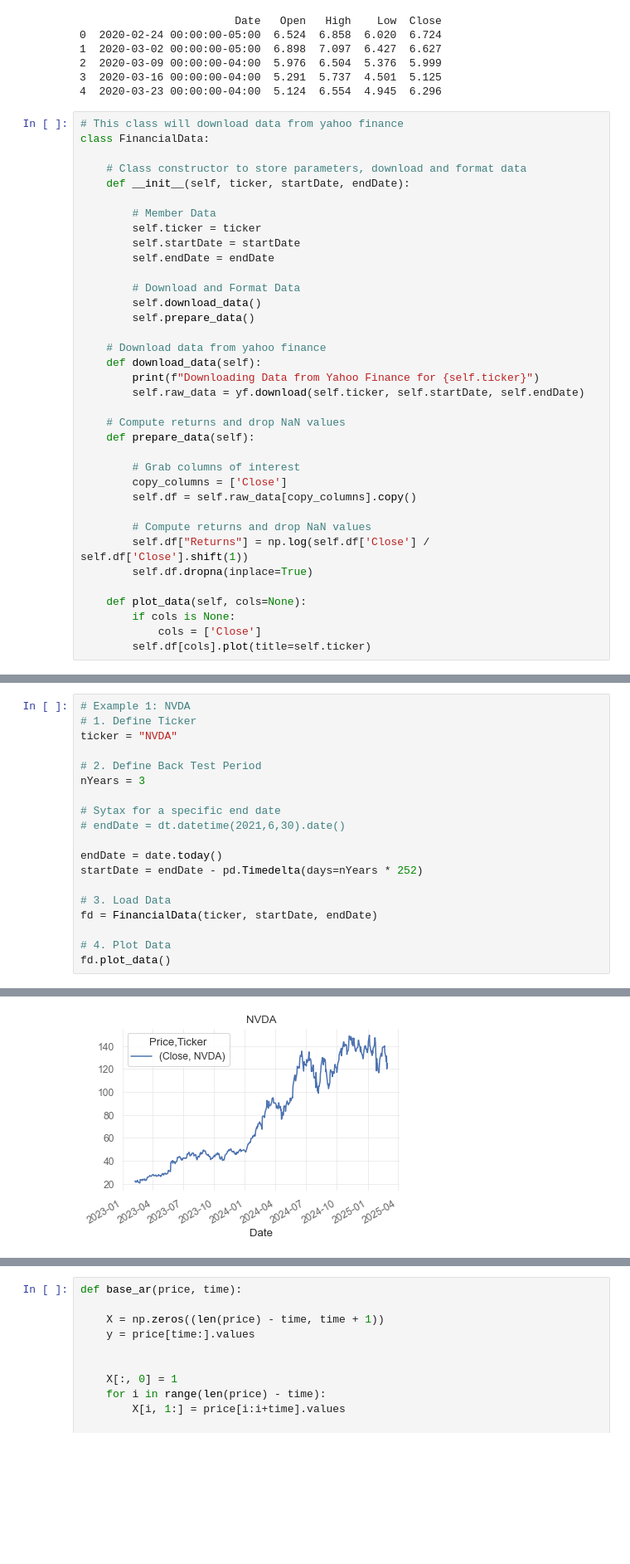
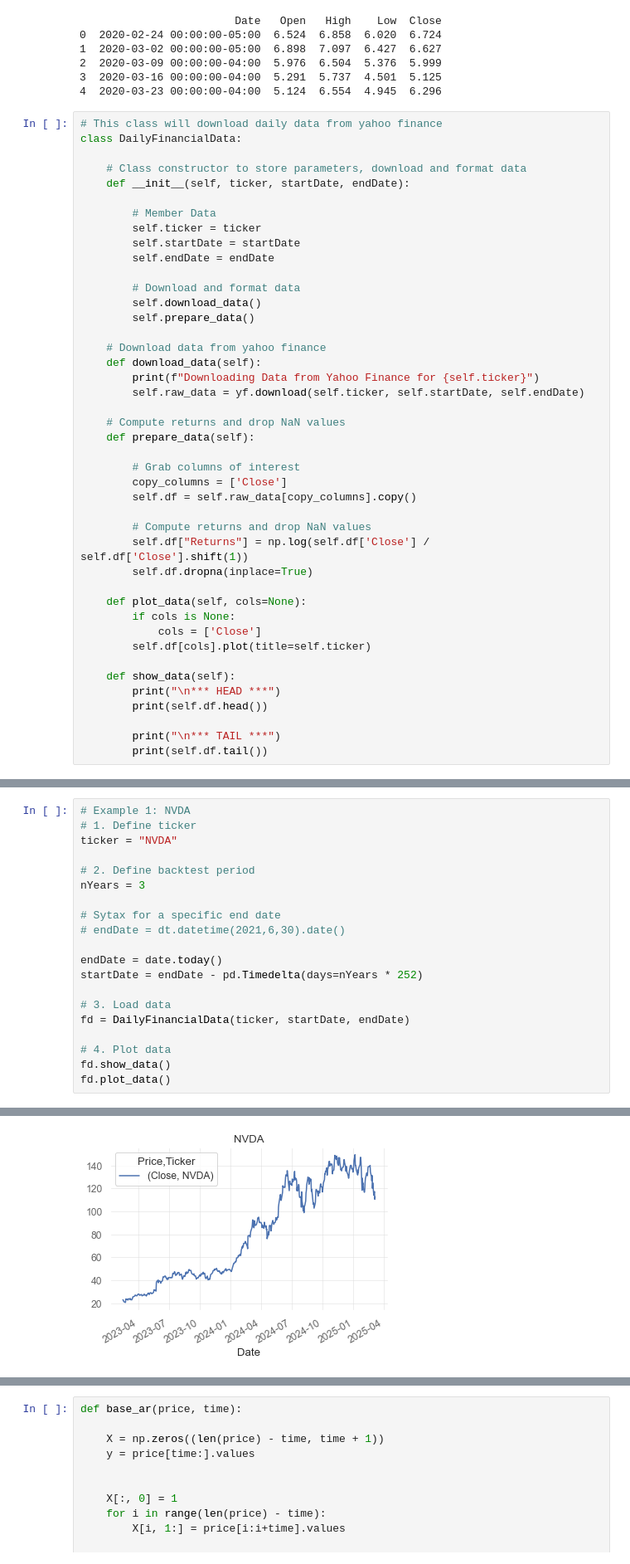
Before and after one commit to SH32x/DataMiningTradingAgent, a Jupyter notebook: DataBook.ipynb, the cells around one changed output, grey strips where cells are left out. Shown at 83% size. Cells and saved outputs as stored; diff of their text form; blank space fills up the shorter version.

Commit message:
Tick data
Added a class to pull price tick data.

```diff
--- a/DataBook.ipynb
+++ b/DataBook.ipynb
@@ -96,8 +96,8 @@ print(dfm.head())
 3  2020-03-16 00:00:00-04:00  5.291  5.737  4.501  5.125
 4  2020-03-23 00:00:00-04:00  5.124  6.554  4.945  6.296
 # %%
-# This class will download data from yahoo finance
-class FinancialData:
+# This class will download daily data from yahoo finance
+class DailyFinancialData:
 
     # Class constructor to store parameters, download and format data
     def __init__(self, ticker, startDate, endDate):
@@ -107,7 +107,7 @@ class FinancialData:
         self.startDate = startDate
         self.endDate = endDate
 
-        # Download and Format Data
+        # Download and format data
         self.download_data()
         self.prepare_data()
 
@@ -131,3 +131,10 @@ class FinancialData:
         if cols is None:
             cols = ['Close']
         self.df[cols].plot(title=self.ticker)
+
+    def show_data(self):
+        print("\n*** HEAD ***")
+        print(self.df.head())
+
+        print("\n*** TAIL ***")
+        print(self.df.tail())
@@ -134,9 +194,9 @@ class FinancialData:
 # %%
 # Example 1: NVDA
-# 1. Define Ticker
+# 1. Define ticker
 ticker = "NVDA"
 
-# 2. Define Back Test Period
+# 2. Define backtest period
 nYears = 3
 
 # Sytax for a specific end date
@@ -145,9 +205,10 @@ nYears = 3
 endDate = date.today()
 startDate = endDate - pd.Timedelta(days=nYears * 252)
 
-# 3. Load Data
-fd = FinancialData(ticker, startDate, endDate)
+# 3. Load data
+fd = DailyFinancialData(ticker, startDate, endDate)
 
-# 4. Plot Data
+# 4. Plot data
+fd.show_data()
 fd.plot_data()
 # %% [output]
@@ -156 +237 @@ Downloading Data from Yahoo Finance for NVDA
-[figure, old version]
+[figure, new version]
```
Also changed, not shown: parts of 6 cells of this notebook.
